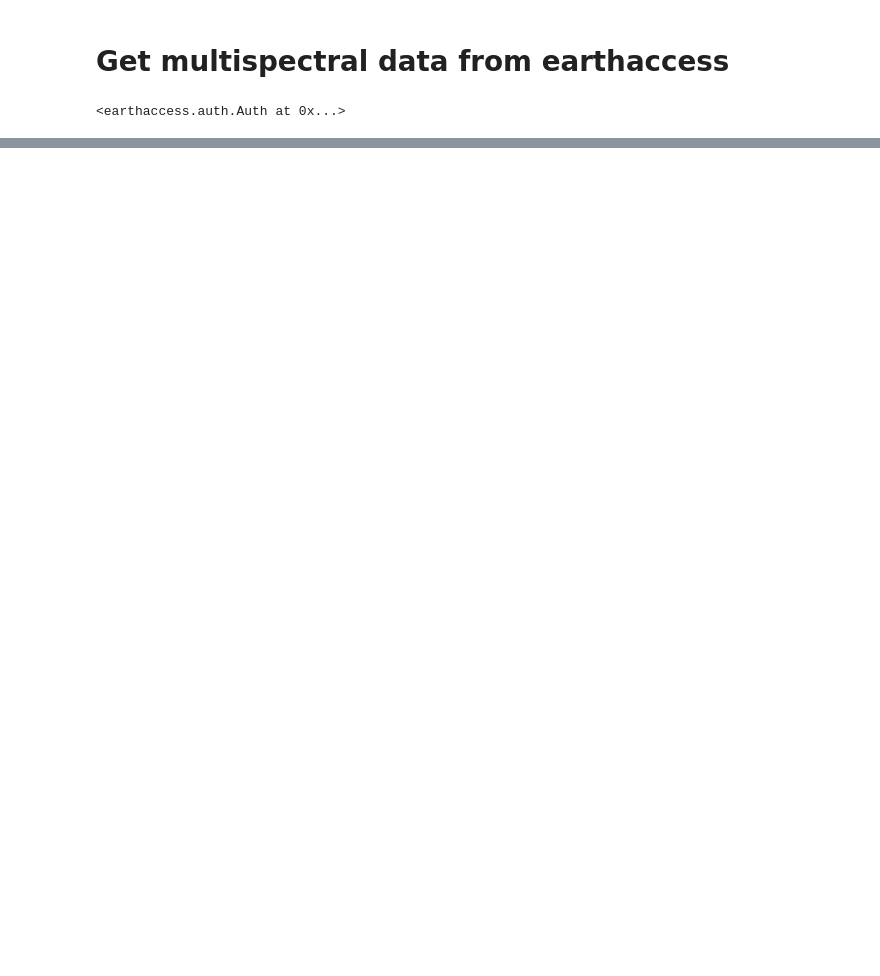
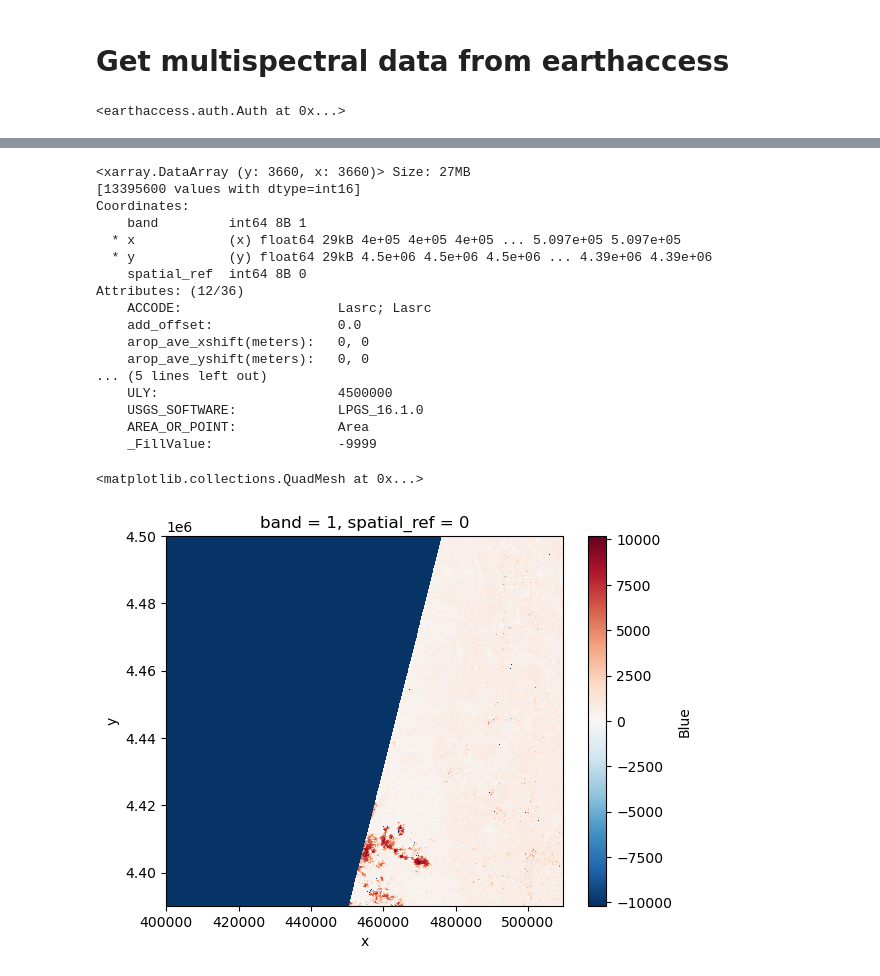
Before and after one commit to earthlab-education/fundamentals-04-redlining-hanried, a Jupyter notebook: notebooks/boulder-redlining.ipynb, the cells around one changed output, grey strips where cells are left out. Cells and saved outputs as stored; diff of their text form; code cells hidden in the pictures; blank space fills up the shorter version.

```diff
--- a/notebooks/boulder-redlining.ipynb
+++ b/notebooks/boulder-redlining.ipynb
@@ -110,0 +267,25 @@ boulder_results
+# %%
+# Import one tile of blue data, which is the B02 file
+blue_da = rxr.open_rasterio(boulder_files[13]).squeeze()
+display(blue_da)
+blue_da.plot()
+# %% [output]
+<xarray.DataArray (y: 3660, x: 3660)> Size: 27MB
+[13395600 values with dtype=int16]
+Coordinates:
+    band         int64 8B 1
+  * x            (x) float64 29kB 4e+05 4e+05 4e+05 ... 5.097e+05 5.097e+05
+  * y            (y) float64 29kB 4.5e+06 4.5e+06 4.5e+06 ... 4.39e+06 4.39e+06
+    spatial_ref  int64 8B 0
+Attributes: (12/36)
+    ACCODE:                    Lasrc; Lasrc
+    add_offset:                0.0
+    arop_ave_xshift(meters):   0, 0
+    arop_ave_yshift(meters):   0, 0
+... (5 lines left out)
+    ULY:                       4500000
+    USGS_SOFTWARE:             LPGS_16.1.0
+    AREA_OR_POINT:             Area
+    _FillValue:                -9999
+<matplotlib.collections.QuadMesh at 0x...>
+[figure, added]
```
Also changed, not shown: parts of 8 cells of this notebook, 1 other file.
